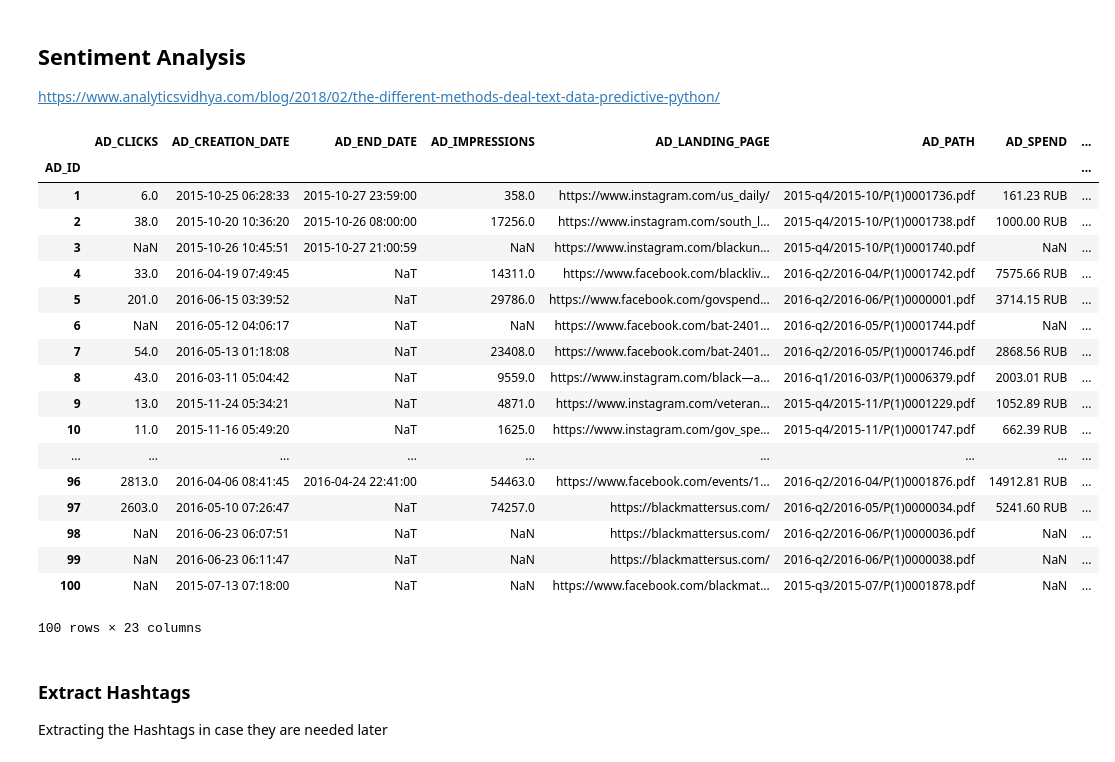
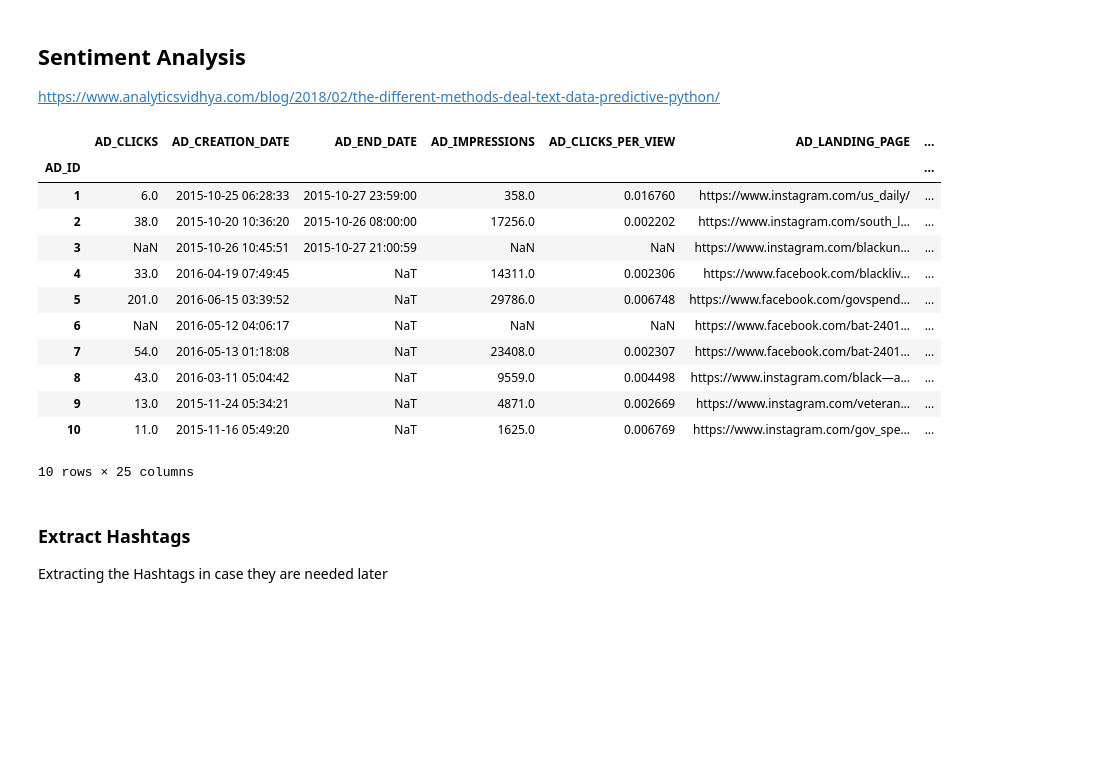
Before and after one commit to JulianJ1/IRA_Facebook_Ads, a Jupyter notebook: Scripts/sentiment_analysis.ipynb, the cells around one changed output. Saved outputs shown, nothing was run; the diff lists cells and outputs as text; code cells hidden in the pictures; blank space fills up the shorter version.

```diff
--- a/Scripts/sentiment_analysis.ipynb
+++ b/Scripts/sentiment_analysis.ipynb
@@ -23,28 +24,26 @@ plt.rcParams["figure.figsize"] = plot_size
 na_values = ['nan', 'N/A', 'NaN', 'NaT', '0']
 ira_data = pd.read_csv('../Data/data_IRA_Ads.csv', sep=";", parse_dates=['AD_CREATION_DATE', 'AD_END_DATE'],
                        dayfirst=False, index_col='AD_ID', na_values=na_values)
+# %%
+ira_data['AD_ORIGINAL_TEXT'] = ira_data['AD_TEXT']
+#ira_data['AD_CLICKS_PER_VIEW'] = ira_data['AD_CLICKS']/ira_data['AD_IMPRESSIONS']
+ira_data.insert(4, 'AD_CLICKS_PER_VIEW', ira_data['AD_CLICKS']/ira_data['AD_IMPRESSIONS'])
 # %%
-ira_data.head(100)
+ira_data.head(10)
 # %% [output]
-|  | AD_CLICKS | AD_CREATION_DATE | AD_END_DATE | AD_IMPRESSIONS | AD_LANDING_PAGE | AD_PATH | AD_SPEND | ... |
-| AD_ID |  |  |  |  |  |  |  | ... |
-| 1 | 6.0 | 2015-10-25 06:28:33 | 2015-10-27 23:59:00 | 358.0 | https://www.instagram.com/us_daily/ | 2015-q4/2015-10/P(1)0001736.pdf | 161.23 RUB | ... |
-| 2 | 38.0 | 2015-10-20 10:36:20 | 2015-10-26 08:00:00 | 17256.0 | https://www.instagram.com/south_l... | 2015-q4/2015-10/P(1)0001738.pdf | 1000.00 RUB | ... |
-| 3 | NaN | 2015-10-26 10:45:51 | 2015-10-27 21:00:59 | NaN | https://www.instagram.com/blackun... | 2015-q4/2015-10/P(1)0001740.pdf | NaN | ... |
-| 4 | 33.0 | 2016-04-19 07:49:45 | NaT | 14311.0 | https://www.facebook.com/blackliv... | 2016-q2/2016-04/P(1)0001742.pdf | 7575.66 RUB | ... |
-| 5 | 201.0 | 2016-06-15 03:39:52 | NaT | 29786.0 | https://www.facebook.com/govspend... | 2016-q2/2016-06/P(1)0000001.pdf | 3714.15 RUB | ... |
-| 6 | NaN | 2016-05-12 04:06:17 | NaT | NaN | https://www.facebook.com/bat-2401... | 2016-q2/2016-05/P(1)0001744.pdf | NaN | ... |
-| 7 | 54.0 | 2016-05-13 01:18:08 | NaT | 23408.0 | https://www.facebook.com/bat-2401... | 2016-q2/2016-05/P(1)0001746.pdf | 2868.56 RUB | ... |
-| 8 | 43.0 | 2016-03-11 05:04:42 | NaT | 9559.0 | https://www.instagram.com/black—a... | 2016-q1/2016-03/P(1)0006379.pdf | 2003.01 RUB | ... |
-| 9 | 13.0 | 2015-11-24 05:34:21 | NaT | 4871.0 | https://www.instagram.com/veteran... | 2015-q4/2015-11/P(1)0001229.pdf | 1052.89 RUB | ... |
-| 10 | 11.0 | 2015-11-16 05:49:20 | NaT | 1625.0 | https://www.instagram.com/gov_spe... | 2015-q4/2015-11/P(1)0001747.pdf | 662.39 RUB | ... |
-| ... | ... | ... | ... | ... | ... | ... | ... | ... |
-| 96 | 2813.0 | 2016-04-06 08:41:45 | 2016-04-24 22:41:00 | 54463.0 | https://www.facebook.com/events/1... | 2016-q2/2016-04/P(1)0001876.pdf | 14912.81 RUB | ... |
-| 97 | 2603.0 | 2016-05-10 07:26:47 | NaT | 74257.0 | https://blackmattersus.com/ | 2016-q2/2016-05/P(1)0000034.pdf | 5241.60 RUB | ... |
-| 98 | NaN | 2016-06-23 06:07:51 | NaT | NaN | https://blackmattersus.com/ | 2016-q2/2016-06/P(1)0000036.pdf | NaN | ... |
-| 99 | NaN | 2016-06-23 06:11:47 | NaT | NaN | https://blackmattersus.com/ | 2016-q2/2016-06/P(1)0000038.pdf | NaN | ... |
-| 100 | NaN | 2015-07-13 07:18:00 | NaT | NaN | https://www.facebook.com/blackmat... | 2015-q3/2015-07/P(1)0001878.pdf | NaN | ... |
+|  | AD_CLICKS | AD_CREATION_DATE | AD_END_DATE | AD_IMPRESSIONS | AD_CLICKS_PER_VIEW | AD_LANDING_PAGE | ... |
+| AD_ID |  |  |  |  |  |  | ... |
+| 1 | 6.0 | 2015-10-25 06:28:33 | 2015-10-27 23:59:00 | 358.0 | 0.016760 | https://www.instagram.com/us_daily/ | ... |
+| 2 | 38.0 | 2015-10-20 10:36:20 | 2015-10-26 08:00:00 | 17256.0 | 0.002202 | https://www.instagram.com/south_l... | ... |
+| 3 | NaN | 2015-10-26 10:45:51 | 2015-10-27 21:00:59 | NaN | NaN | https://www.instagram.com/blackun... | ... |
+| 4 | 33.0 | 2016-04-19 07:49:45 | NaT | 14311.0 | 0.002306 | https://www.facebook.com/blackliv... | ... |
+| 5 | 201.0 | 2016-06-15 03:39:52 | NaT | 29786.0 | 0.006748 | https://www.facebook.com/govspend... | ... |
+| 6 | NaN | 2016-05-12 04:06:17 | NaT | NaN | NaN | https://www.facebook.com/bat-2401... | ... |
+| 7 | 54.0 | 2016-05-13 01:18:08 | NaT | 23408.0 | 0.002307 | https://www.facebook.com/bat-2401... | ... |
+| 8 | 43.0 | 2016-03-11 05:04:42 | NaT | 9559.0 | 0.004498 | https://www.instagram.com/black—a... | ... |
+| 9 | 13.0 | 2015-11-24 05:34:21 | NaT | 4871.0 | 0.002669 | https://www.instagram.com/veteran... | ... |
+| 10 | 11.0 | 2015-11-16 05:49:20 | NaT | 1625.0 | 0.006769 | https://www.instagram.com/gov_spe... | ... |
-100 rows × 23 columns
+10 rows × 25 columns
 # %% [markdown]
 ### Extract Hashtags
 Extracting the Hashtags in case they are needed later
```
Also changed, not shown: parts of 21 cells of this notebook, 1 other file.
